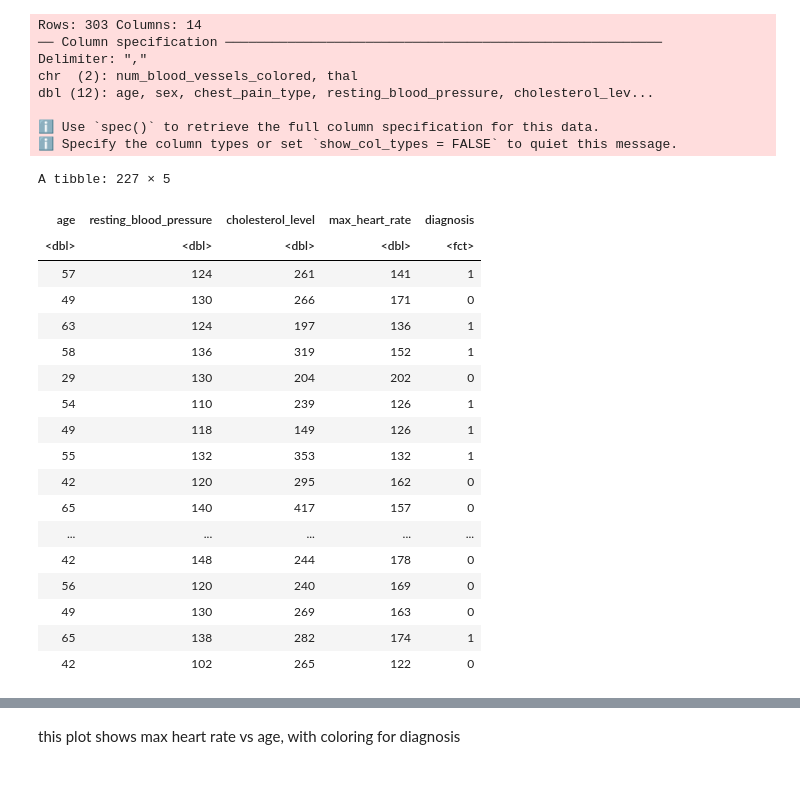
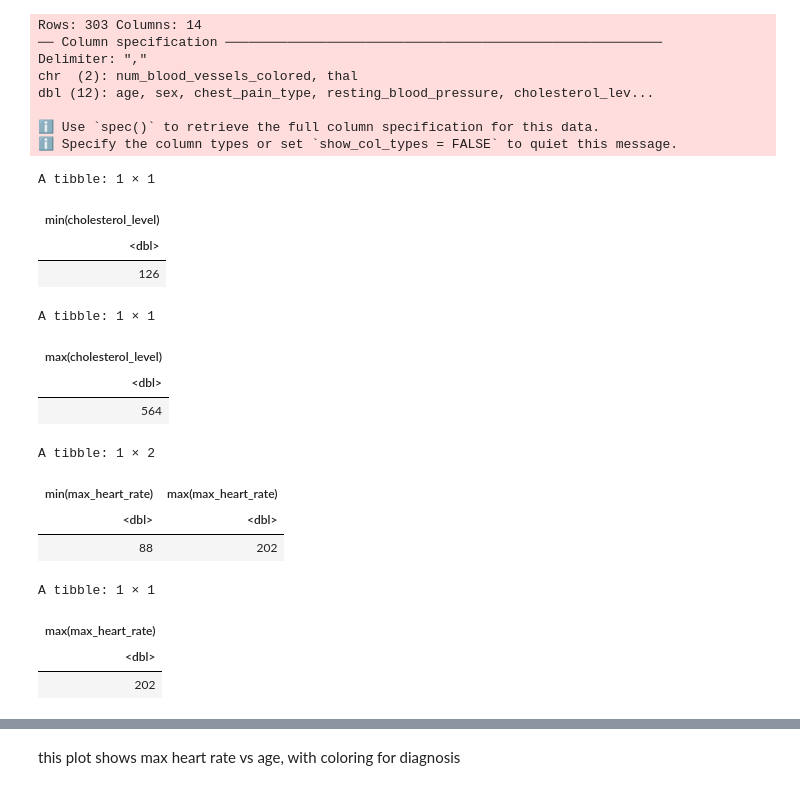
Before and after one commit to wswang98/dsci100-GroupProject, a Jupyter notebook: project-proposal.ipynb, the cells around one changed output, grey strips where cells are left out. Drawn from its saved outputs; the diff is of its cells as text; code cells hidden in the pictures.

```diff
--- a/project-proposal.ipynb
+++ b/project-proposal.ipynb
@@ -167,38 +167,35 @@ heart_testing <- testing(heart_split)
 # %%
 #heart_training
 ht_min <- heart_training |>
-    summarize(min(cholestoral_level))
+    summarize(min(cholesterol_level))
 ht_max <- heart_training |>
-    summarize(max(cholestoral_level))
+    summarize(max(cholesterol_level))
 ht_min
 ht_max
 
 hr_min <- heart_training |>
     summarize(min(max_heart_rate), max(max_heart_rate))
 hr_max <- heart_training |>
     summarize(max(max_heart_rate))
 hr_min
 hr_max
 # %% [output]
-A tibble: 227 × 5
+A tibble: 1 × 1
-| age | resting_blood_pressure | cholesterol_level | max_heart_rate | diagnosis |
-| <dbl> | <dbl> | <dbl> | <dbl> | <fct> |
-| 57 | 124 | 261 | 141 | 1 |
-| 49 | 130 | 266 | 171 | 0 |
-| 63 | 124 | 197 | 136 | 1 |
-| 58 | 136 | 319 | 152 | 1 |
-| 29 | 130 | 204 | 202 | 0 |
-| 54 | 110 | 239 | 126 | 1 |
-| 49 | 118 | 149 | 126 | 1 |
-| 55 | 132 | 353 | 132 | 1 |
-| 42 | 120 | 295 | 162 | 0 |
-| 65 | 140 | 417 | 157 | 0 |
-| ... | ... | ... | ... | ... |
-| 42 | 148 | 244 | 178 | 0 |
-| 56 | 120 | 240 | 169 | 0 |
-| 49 | 130 | 269 | 163 | 0 |
-| 65 | 138 | 282 | 174 | 1 |
-| 42 | 102 | 265 | 122 | 0 |
+| min(cholesterol_level) |
+| <dbl> |
+| 126 |
+A tibble: 1 × 1
+| max(cholesterol_level) |
+| <dbl> |
+| 564 |
+A tibble: 1 × 2
+| min(max_heart_rate) | max(max_heart_rate) |
+| <dbl> | <dbl> |
+| 88 | 202 |
+A tibble: 1 × 1
+| max(max_heart_rate) |
+| <dbl> |
+| 202 |
 # %%
 diagnosis_count <- heart_training |>
     group_by(diagnosis) |>
```
Also changed, not shown: parts of 10 cells of this notebook.
